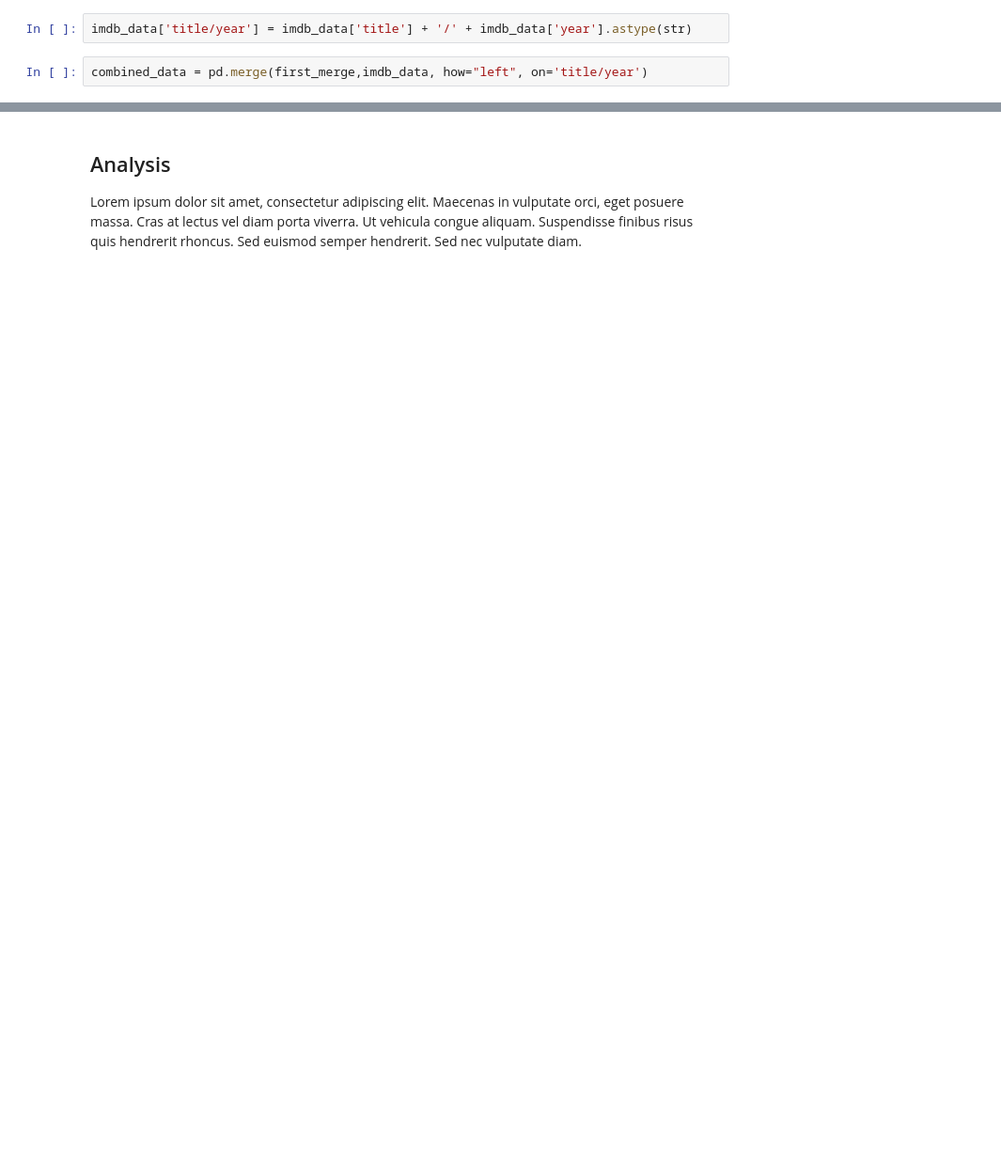
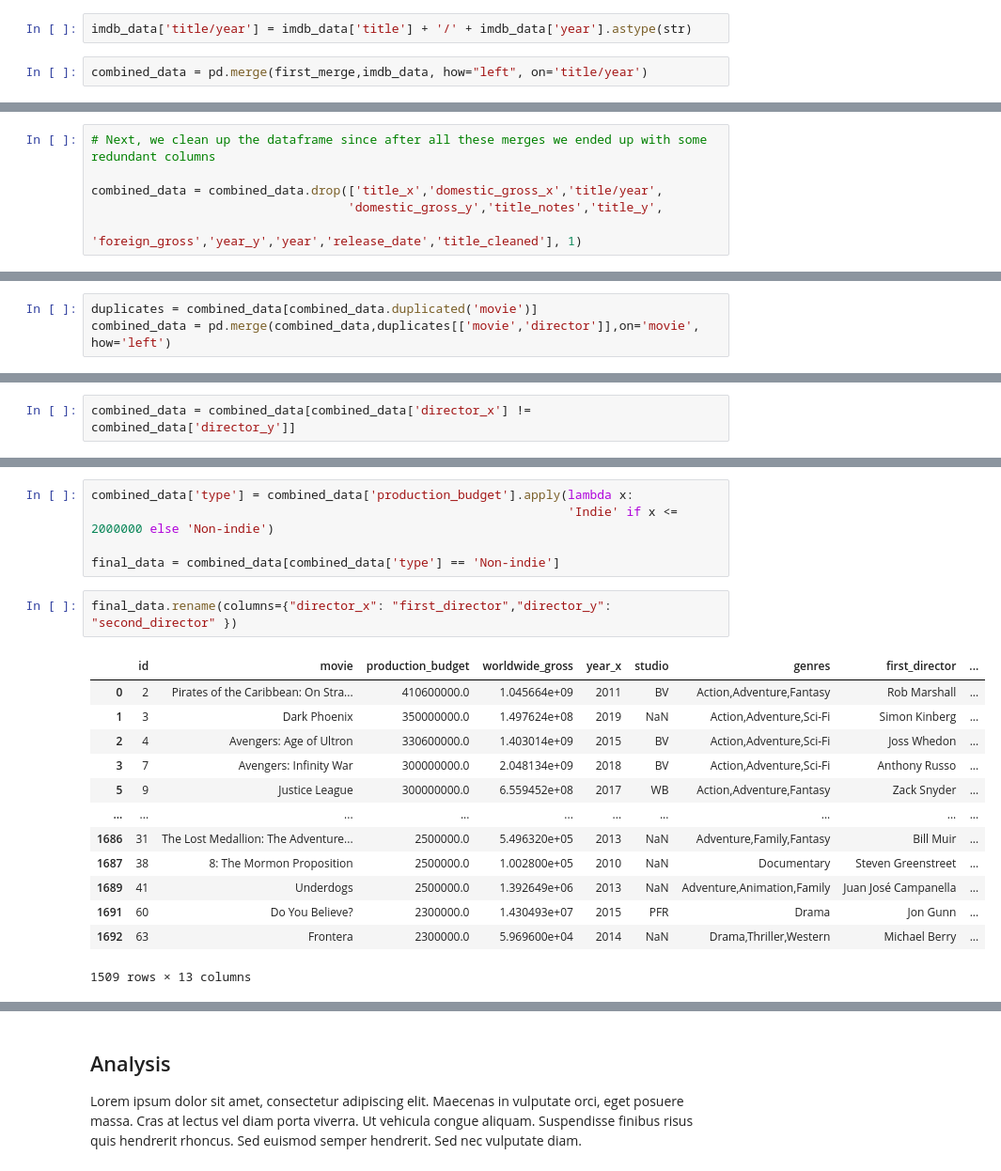
Before and after one commit to robertharrow/microsoft-movie-studio-analysis, a Jupyter notebook: microsoft_movie_studio_analysis.ipynb, the cells around one changed output, grey strips where cells are left out. Shown at 94% size. Cells and saved outputs as stored; diff of their text form; blank space fills up the shorter version.

```diff
--- a/microsoft_movie_studio_analysis.ipynb
+++ b/microsoft_movie_studio_analysis.ipynb
@@ -395,0 +389,6 @@ combined_data[combined_data['director'].isna()]
+# %%
+# Next, we clean up the dataframe since after all these merges we ended up with some redundant columns
+
+combined_data = combined_data.drop(['title_x','domestic_gross_x','title/year',
+                                   'domestic_gross_y','title_notes','title_y',
+                                   'foreign_gross','year_y','year','release_date','title_cleaned'], 1)
@@ -395,0 +416,3 @@ combined_data[combined_data['director'].isna()]
+# %%
+duplicates = combined_data[combined_data.duplicated('movie')]
+combined_data = pd.merge(combined_data,duplicates[['movie','director']],on='movie', how='left')
@@ -395,0 +428,2 @@ combined_data[combined_data['director'].isna()]
+# %%
+combined_data = combined_data[combined_data['director_x'] != combined_data['director_y']]
@@ -395,0 +436,21 @@ combined_data[combined_data['director'].isna()]
+# %%
+combined_data['type'] = combined_data['production_budget'].apply(lambda x:
+                                                                 'Indie' if x <= 2000000 else 'Non-indie')
+
+final_data = combined_data[combined_data['type'] == 'Non-indie']
+# %%
+final_data.rename(columns={"director_x": "first_director","director_y": "second_director" })
+# %% [output]
+|  | id | movie | production_budget | worldwide_gross | year_x | studio | genres | first_director | ... |
+| 0 | 2 | Pirates of the Caribbean: On Stra... | 410600000.0 | 1.045664e+09 | 2011 | BV | Action,Adventure,Fantasy | Rob Marshall | ... |
+| 1 | 3 | Dark Phoenix | 350000000.0 | 1.497624e+08 | 2019 | NaN | Action,Adventure,Sci-Fi | Simon Kinberg | ... |
+| 2 | 4 | Avengers: Age of Ultron | 330600000.0 | 1.403014e+09 | 2015 | BV | Action,Adventure,Sci-Fi | Joss Whedon | ... |
+| 3 | 7 | Avengers: Infinity War | 300000000.0 | 2.048134e+09 | 2018 | BV | Action,Adventure,Sci-Fi | Anthony Russo | ... |
+| 5 | 9 | Justice League | 300000000.0 | 6.559452e+08 | 2017 | WB | Action,Adventure,Fantasy | Zack Snyder | ... |
+| ... | ... | ... | ... | ... | ... | ... | ... | ... | ... |
+| 1686 | 31 | The Lost Medallion: The Adventure... | 2500000.0 | 5.496320e+05 | 2013 | NaN | Adventure,Family,Fantasy | Bill Muir | ... |
+| 1687 | 38 | 8: The Mormon Proposition | 2500000.0 | 1.002800e+05 | 2010 | NaN | Documentary | Steven Greenstreet | ... |
+| 1689 | 41 | Underdogs | 2500000.0 | 1.392649e+06 | 2013 | NaN | Adventure,Animation,Family | Juan José Campanella | ... |
+| 1691 | 60 | Do You Believe? | 2300000.0 | 1.430493e+07 | 2015 | PFR | Drama | Jon Gunn | ... |
+| 1692 | 63 | Frontera | 2300000.0 | 5.969600e+04 | 2014 | NaN | Drama,Thriller,Western | Michael Berry | ... |
+1509 rows × 13 columns
```
Also changed, not shown: parts of 26 cells of this notebook.
